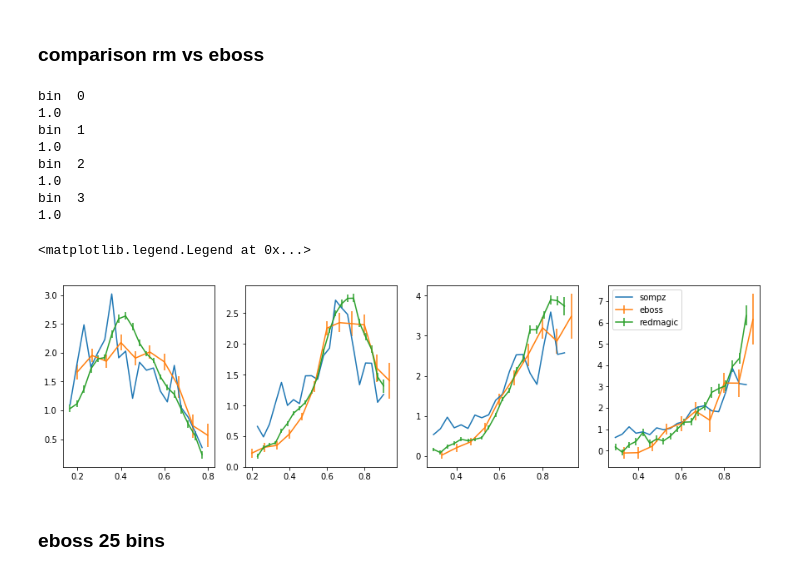
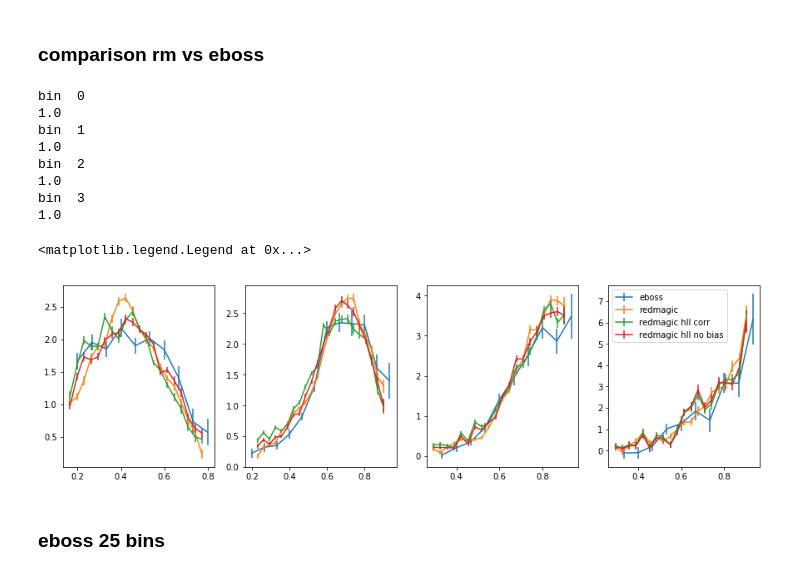
Before and after one commit to mgatti29/CORE, a Jupyter notebook: Results_data.ipynb, the cells around one changed output. Drawn from its saved outputs; the diff is of its cells as text; code cells hidden in the pictures.

```diff
--- a/Results_data.ipynb
+++ b/Results_data.ipynb
@@ -297,6 +291,13 @@ for j in range(len(runs_eboss)):
 ### integrals
 # %%
 integral = np.zeros(shape=(len(runs),4))
+integral_bcorr = np.zeros(shape=(len(runs),4))
+
+integral_bf = np.zeros(shape=(len(runs),4))
+
+integral_nb = np.zeros(shape=(len(runs),4))
+integral_nb_nw = np.zeros(shape=(len(runs),4))
+
 integral1 = np.zeros(shape=(len(runs),4))
 integral2 = np.zeros(shape=(len(runs),4))
 mask_rm = dict()
@@ -312,6 +313,13 @@ for j in range(len(runs)):
         mask = mask.astype(bool)
         mask_rm[i] = mask
         #print mask, mask_rm[i]
+
+        integral_bf[j][i] = np.trapz(runs[j]['Nz'][i,:24,0][mask]*corr_sims_hr[:24][mask]/(np.sqrt(runs[j]['bz'][i,:24,0][mask]*measured_wz['th_correction'][mask])), x = zbins_c[:24][mask] )
+
+        integral_nb[j][i] = np.trapz(runs[j]['Nz'][i,:24,0][mask]/((measured_wz['th_correction'][mask])), x = zbins_c[:24][mask] )
+        integral_nb_nw[j][i] = np.trapz(runs[j]['Nz'][i,:24,0][mask], x = zbins_c[:24][mask] )
+        integral_bcorr[j][i] = np.trapz(runs[j]['Nz'][i,:24,0][mask]*corr_data[:24][mask]/(np.sqrt(runs[j]['bz'][i,:24,0][mask]*measured_wz['th_correction'][mask])), x = zbins_c[:24][mask] )
+
         integral[j][i] = np.trapz(runs[j]['Nz'][i,:24,0][mask]/(np.sqrt(runs[j]['bz'][i,:24,0][mask]*measured_wz['th_correction'][mask])), x = zbins_c[:24][mask] )
         integral1[j][i] = np.trapz(runs[j]['Nz'][i,:24,0][mask], x = zbins_c[:24][mask] )
         integral2[j][i] = np.trapz(runs[j]['Nz'][i,:24,0][mask]/(measured_wz['th_correction'][mask]), x = zbins_c[:24][mask] )
@@ -559,34 +629,68 @@ std      0.248
 # %%
 fig, ax = plt.subplots(1, 4, figsize=(15,4))
 meanz_eboss = dict()
 
 
 for i in range(4):
     print 'bin ', i
 
     int_sompz = np.trapz(nz_sompz_25bins[i][:24][mask_rm[i]], x = zbins_c[:24][mask_rm[i]])
     int_sompz15 = np.trapz(nz_sompz_15bins[i][:14], x = zbinse_c[:14])
     a = 1.#(int_sompz)
     print a
-    ax[i].plot(zbins_c[:24][mask_rm[i]], nz_sompz_25bins[i][:24][mask_rm[i]]/int_sompz, label = 'sompz')
+    #ax[i].plot(zbins_c[:24][mask_rm[i]], nz_sompz_25bins[i][:24][mask_rm[i]]/int_sompz, label = 'sompz')
     mask_eboss[i]
     ax[i].errorbar(zbinse_c[mask_eboss[i]], runs_eboss[0]['Nz'][i,:14,0][mask_eboss[i]]*a/(np.sqrt(runs_eboss[0]['bz'][i,:14,0][mask_eboss[i]]*measured_wz['th_correction_eboss'][mask_eboss[i]])*int_eboss[0][i]), cov_jck_eboss[0][i]['y3']['err'][:14][mask_eboss[i]]*a/(np.sqrt(measured_wz['th_correction_eboss'][mask_eboss[i]])*int_eboss[0][i]), label = 'eboss')
     #print zbinse_c[mask_eboss[i]]
+
+
+
+    # standard method y3**********
+
     ax[i].errorbar(zbins_c[:24][mask_rm[i]], runs[0]['Nz'][i,:24,0][mask_rm[i]]/(np.sqrt(runs[0]['bz'][i,:24,0][mask_rm[i]]*measured_wz['th_correction'][mask_rm[i]])*integral[0][i]), cov_jck_rm[0][i]['y3']['err'][:24][mask_rm[i]]/(np.sqrt(measured_wz['th_correction'][mask_rm[i]])*integral[0][i]), label = 'redmagic')
+    #ax[i].errorbar(zbins_c[:24][mask_rm[i]], runs[6]['Nz'][i,:24,0][mask_rm[i]]/(np.sqrt(runs[6]['bz'][i,:24,0][mask_rm[i]]*measured_wz['th_correction'][mask_rm[i]])*integral[6][i]), cov_jck_rm[0][i]['y3']['err'][:24][mask_rm[i]]/(np.sqrt(measured_wz['th_correction'][mask_rm[i]])*integral[6][i]), label = 'redmagic hl')
+    #ax[i].errorbar(zbins_c[:24][mask_rm[i]], runs[7]['Nz'][i,:24,0][mask_rm[i]]/(np.sqrt(runs[7]['bz'][i,:24,0][mask_rm[i]]*measured_wz['th_correction'][mask_rm[i]])*integral[7][i]), cov_jck_rm[0][i]['y3']['err'][:24][mask_rm[i]]/(np.sqrt(measured_wz['th_correction'][mask_rm[i]])*integral[7][i]), label = 'redmagic hll')
+
+    # standard method y3 + bias correction **********
+
+    #ax[i].errorbar(zbins_c[:24][mask_rm[i]], runs[0]['Nz'][i,:24,0][mask_rm[i]]*corr[:24][mask_rm[i]]/(np.sqrt(runs[0]['bz'][i,:24,0][mask_rm[i]]*measured_wz['th_correction'][mask_rm[i]])*integral_bcorr[0][i]), cov_jck_rm[0][i]['y3']['err'][:24][mask_rm[i]]/(np.sqrt(measured_wz['th_correction'][mask_rm[i]])*integral[0][i]), label = 'redmagic bias corr')
+    #ax[i].errorbar(zbins_c[:24][mask_rm[i]], runs[6]['Nz'][i,:24,0][mask_rm[i]]*corr[:24][mask_rm[i]]/(np.sqrt(runs[6]['bz'][i,:24,0][mask_rm[i]]*measured_wz['th_correction'][mask_rm[i]])*integral_bcorr[6][i]), cov_jck_rm[0][i]['y3']['err'][:24][mask_rm[i]]/(np.sqrt(measured_wz['th_correction'][mask_rm[i]])*integral[6][i]), label = 'redmagic hl')
+    ax[i].errorbar(zbins_c[:24][mask_rm[i]], runs[7]['Nz'][i,:24,0][mask_rm[i]]*corr_data[:24][mask_rm[i]]/(np.sqrt(runs[7]['bz'][i,:24,0][mask_rm[i]]*measured_wz['th_correction'][mask_rm[i]])*integral_bcorr[7][i]), cov_jck_rm[0][i]['y3']['err'][:24][mask_rm[i]]/(np.sqrt(measured_wz['th_correction'][mask_rm[i]])*integral[7][i]), label = 'redmagic hll corr')
+
+
+    # standard method y3 + fake bias corr (from sims)**********
+
+    #ax[i].errorbar(zbins_c[:24][mask_rm[i]], runs[0]['Nz'][i,:24,0][mask_rm[i]]/(measured_wz['bias_rm_specz'][0][:,0][mask_rm[i]]*np.sqrt(measured_wz['th_correction'][mask_rm[i]])*integral_bf[0][i]), cov_jck_rm[0][i]['y3']['err'][:24][mask_rm[i]]/(np.sqrt(measured_wz['th_correction'][mask_rm[i]])*integral[0][i]), label = 'redmagic bias sims')
+    #ax[i].errorbar(zbins_c[:24][mask_rm[i]], runs[6]['Nz'][i,:24,0][mask_rm[i]]/(measured_wz['bias_rm_specz'][0][:,0][mask_rm[i]]*np.sqrt(measured_wz['th_correction'][mask_rm[i]])*integral_bf[6][i]), cov_jck_rm[0][i]['y3']['err'][:24][mask_rm[i]]/(np.sqrt(measured_wz['th_correction'][mask_rm[i]])*integral[6][i]), label = 'redmagic hl')
+    #ax[i].errorbar(zbins_c[:24][mask_rm[i]], runs[7]['Nz'][i,:24,0][mask_rm[i]]*corr_sims[:24][mask_rm[i]]/(np.sqrt(runs[7]['bz'][i,:24,0][mask_rm[i]]*measured_wz['th_correction'][mask_rm[i]])*integral_bcorr[7][i]), cov_jck_rm[0][i]['y3']['err'][:24][mask_rm[i]]/(np.sqrt(measured_wz['th_correction'][mask_rm[i]])*integral[7][i]), label = 'redmagic hll fake')
+
+
+    # standard method y3 + no bias at all **********
+
+
+    #ax[i].errorbar(zbins_c[:24][mask_rm[i]], runs[0]['Nz'][i,:24,0][mask_rm[i]]/((measured_wz['th_correction'][mask_rm[i]])*integral_nb[0][i]), cov_jck_rm[0][i]['y3']['err'][:24][mask_rm[i]]/(np.sqrt(measured_wz['th_correction'][mask_rm[i]])*integral[0][i]), label = 'redmagic no bias')
+    #ax[i].errorbar(zbins_c[:24][mask_rm[i]], runs[6]['Nz'][i,:24,0][mask_rm[i]]/((measured_wz['th_correction'][mask_rm[i]])*integral_nb[6][i]), cov_jck_rm[0][i]['y3']['err'][:24][mask_rm[i]]/(np.sqrt(measured_wz['th_correction'][mask_rm[i]])*integral[6][i]), label = 'redmagic hl')
+    ax[i].errorbar(zbins_c[:24][mask_rm[i]], runs[7]['Nz'][i,:24,0][mask_rm[i]]/((measured_wz['th_correction'][mask_rm[i]])*integral_nb[7][i]), cov_jck_rm[0][i]['y3']['err'][:24][mask_rm[i]]/(np.sqrt(measured_wz['th_correction'][mask_rm[i]])*integral[7][i]), label = 'redmagic hll no bias')
+
+
+    #ax[i].errorbar(zbins_c[:24][mask_rm[i]], runs[0]['Nz'][i,:24,0][mask_rm[i]]/(integral_nb_nw[0][i]), cov_jck_rm[0][i]['y3']['err'][:24][mask_rm[i]]/(np.sqrt(measured_wz['th_correction'][mask_rm[i]])*integral[0][i]), label = 'redmagic y1')
+    #ax[i].errorbar(zbins_c[:24][mask_rm[i]], runs[6]['Nz'][i,:24,0][mask_rm[i]]/(integral_nb_nw[6][i]), cov_jck_rm[0][i]['y3']['err'][:24][mask_rm[i]]/(np.sqrt(measured_wz['th_correction'][mask_rm[i]])*integral[6][i]), label = 'redmagic hl')
+    #ax[i].errorbar(zbins_c[:24][mask_rm[i]], runs[7]['Nz'][i,:24,0][mask_rm[i]]/(integral_nb_nw[7][i]), cov_jck_rm[0][i]['y3']['err'][:24][mask_rm[i]]/(np.sqrt(measured_wz['th_correction'][mask_rm[i]])*integral[7][i]), label = 'redmagic hll')
+
     #print zbins_c[:24][mask_rm[i]]
 
 plt.legend()
 # %% [output]
 bin  0
 1.0
 bin  1
 1.0
 bin  2
 1.0
 bin  3
 1.0
 <matplotlib.legend.Legend at 0x...>
-[figure, old version]
+[figure, new version]
 # %% [markdown]
 ### eboss 25 bins
 # %%
```
Also changed, not shown: parts of 32 cells of this notebook, 1 other file.
